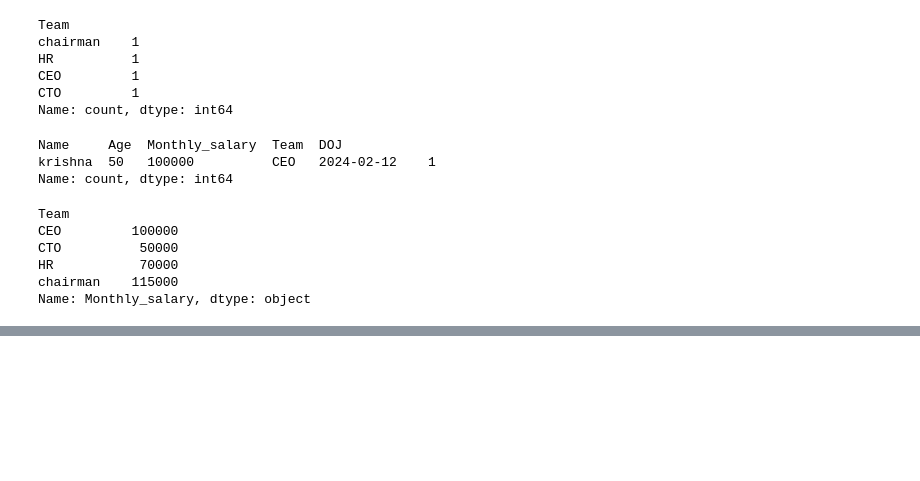
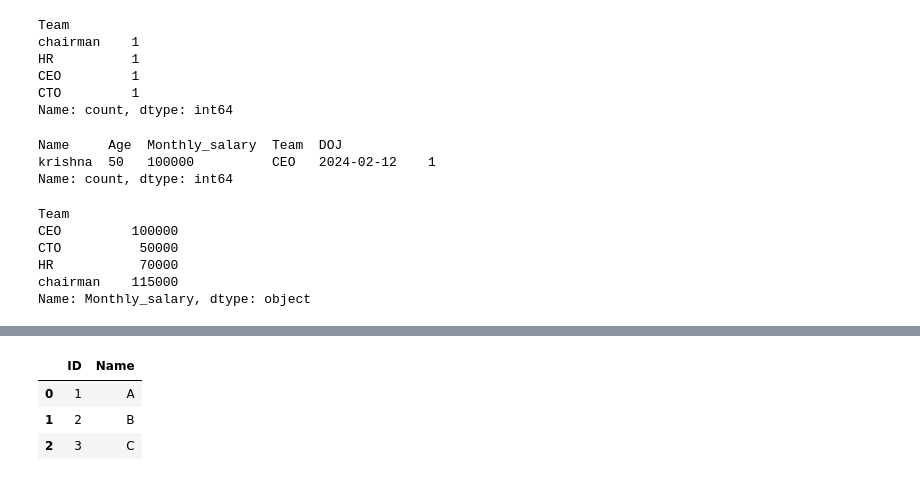
Before and after one commit to kaflebiplob/ML_BASICS, a Jupyter notebook: pandas_basic/pandas_basic_test.ipynb, the cells around one changed output, grey strips where cells are left out. Saved outputs shown, nothing was run; the diff lists cells and outputs as text; code cells hidden in the pictures; blank space fills up the shorter version.

```diff
--- a/pandas_basic/pandas_basic_test.ipynb
+++ b/pandas_basic/pandas_basic_test.ipynb
@@ -499,0 +505,9 @@ TypeError: agg function failed [how->mean,dtype->object]
+# %%
+# Concatenate and merge datasets
+df1= pd.DataFrame({'ID':[1,2,3],'Name':['A','B','C']})
+df1
+# %% [output]
+|  | ID | Name |
+| 0 | 1 | A |
+| 1 | 2 | B |
+| 2 | 3 | C |
```
Also changed, not shown: parts of 5 cells of this notebook.
